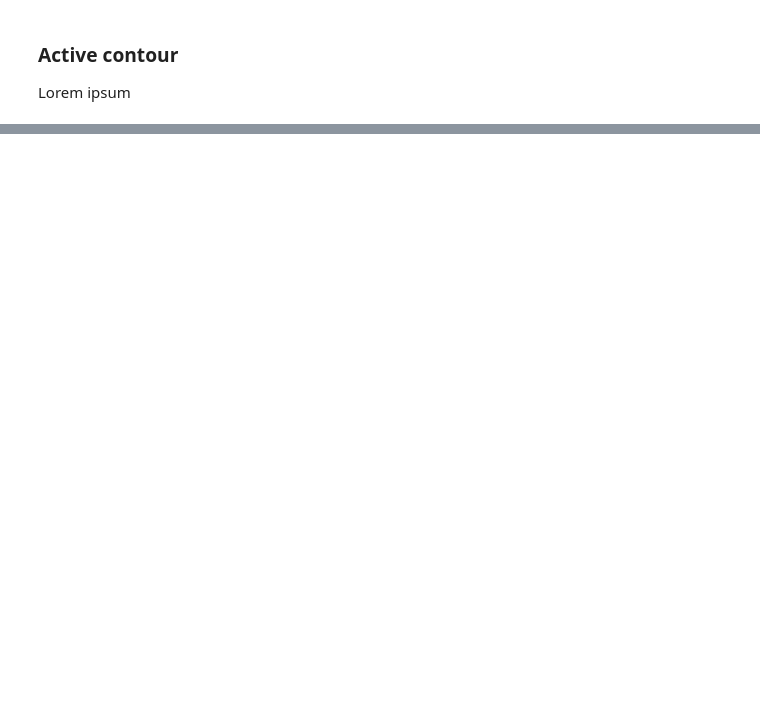
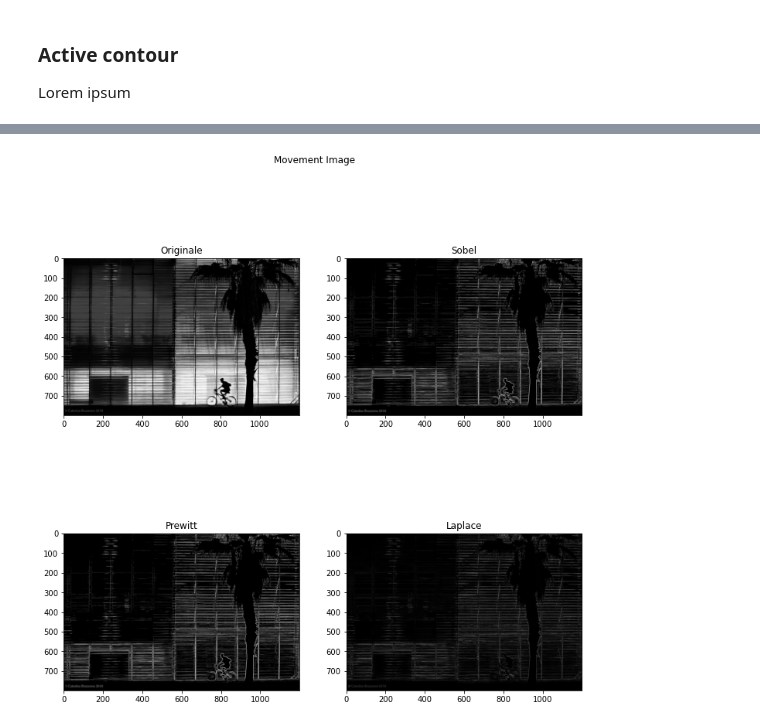
Before and after one commit to lucab1705/Image_Segmentation_Python, a Jupyter notebook: segmentation.ipynb, the cells around one changed output, grey strips where cells are left out. Cells and saved outputs as stored; diff of their text form; code cells hidden in the pictures; blank space fills up the shorter version.

```diff
--- a/segmentation.ipynb
+++ b/segmentation.ipynb
@@ -45,0 +70,18 @@ _ = axes[1].imshow(bnImg_out, cmap='gray')
+# %%
+moveImgBn = rgb2gray(moveImg)
+moveImgBn = [{"name": "Originale", "img": moveImgBn},
+               {"name": "Sobel", "img": apply_kernel(sobel_kernel, moveImgBn, .25)},
+               {"name": "Prewitt", "img": apply_kernel(prewitt_kernel, moveImgBn, .25)},
+               {"name": "Laplace", "img": apply_kernel(laplace_kernel, moveImgBn)}]
+# %%
+mvimg = moveImgBn.copy()
+mvimg.reverse()
+f , axes = plt.subplots(2, 2, figsize=(12, 12))
+f.suptitle("Movement Image")
+for ax in axes:
+    for elem in ax:
+        n = mvimg.pop()
+        elem.imshow(n['img'], cmap=plt.cm.gray)
+        elem.set_title(n['name'])
+# %% [output]
+[figure, added]
```
Also changed, not shown: parts of 8 cells of this notebook, 2 other files.
